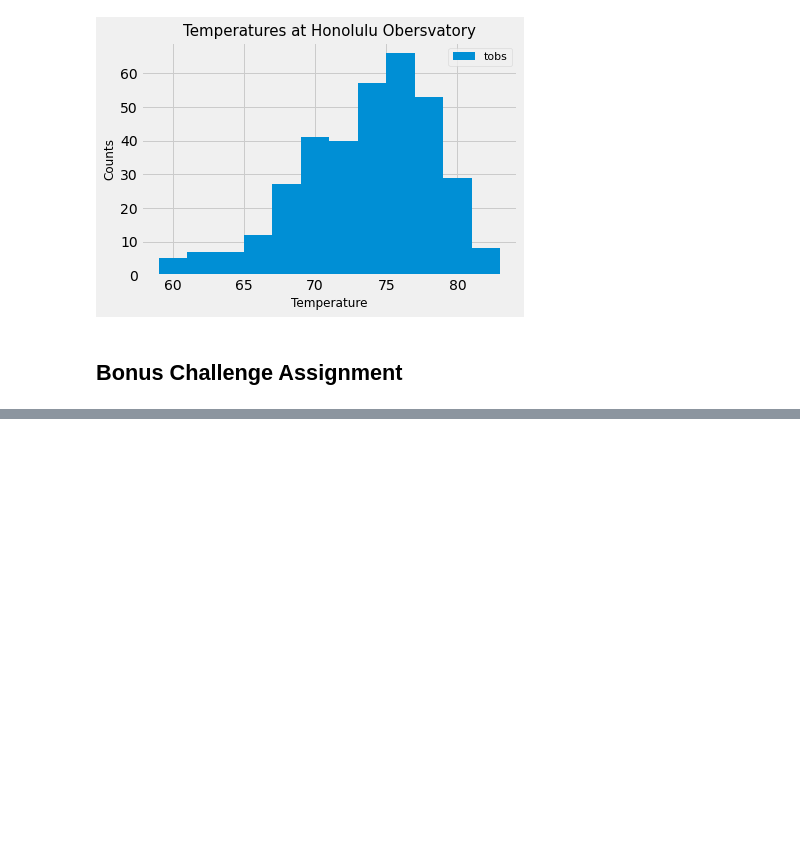
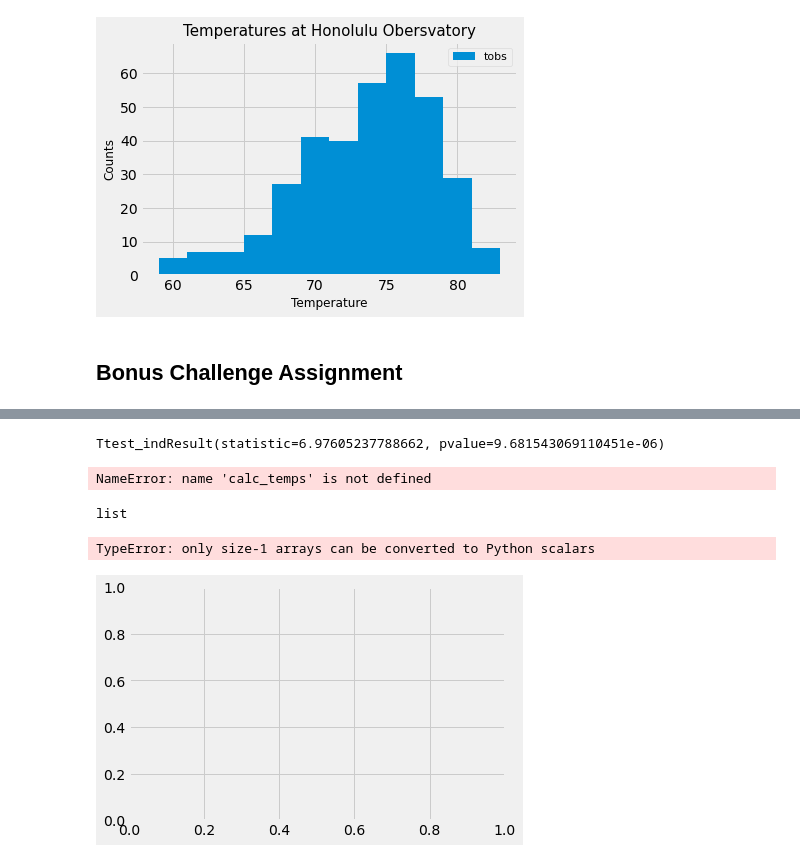
Before and after one commit to acsours/sqlalchemy-challenge, a Jupyter notebook: climate_starter.ipynb, the cells around one changed output, grey strips where cells are left out. Saved outputs shown, nothing was run; the diff lists cells and outputs as text; code cells hidden in the pictures; blank space fills up the shorter version.

```diff
--- a/climate_starter.ipynb
+++ b/climate_starter.ipynb
@@ -421,3 +500,17 @@ print(calc_temps('2012-02-28', '2012-03-05'))
+# %%
+# Use the t-test to determine whether the difference in the means, if any, is statistically significant.
+# Will you use a paired t-test, or an unpaired t-test? Why?
+# You will use unpaired because the data is on two different populations(temp in june vs temp in dec)
+
+stats.ttest_ind(june_yearly_df['tobs'], dec_yearly_df['tobs'])
+# %% [output]
+Ttest_indResult(statistic=6.97605237788662, pvalue=9.681543069110451e-06)
 # %%
 # Use your previous function `calc_temps` to calculate the tmin, tavg, and tmax
 # for your trip using the previous year's data for those same dates.
+
+# Start date = 3/26/2021
+# End date = 4/4/2021
+trip_avg_temp=calc_temps('2017-03-26', '2017-04-04')
+# %% [output]
+NameError: name 'calc_temps' is not defined
@@ -424,8 +519,16 @@ print(calc_temps('2012-02-28', '2012-03-05'))
+# %%
+type(trip_avg_temp)
+# %% [output]
+list
 # %%
 # Plot the results from your previous query as a bar chart.
+plt.bar(x=trip_avg_temp, height=trip_avg_temp)
 # Use "Trip Avg Temp" as your Title
 # Use the average temperature for the y value
 # Use the peak-to-peak (tmax-tmin) value as the y error bar (yerr)
+# %% [output]
+TypeError: only size-1 arrays can be converted to Python scalars
+[figure, added]
 # %%
 # Calculate the total amount of rainfall per weather station for your trip dates using the previous year's matching dates.
 # Sort this in descending order by precipitation amount and list the station, name, latitude, longitude, and elevation
```
Also changed, not shown: parts of 16 cells of this notebook, 1 other file.
